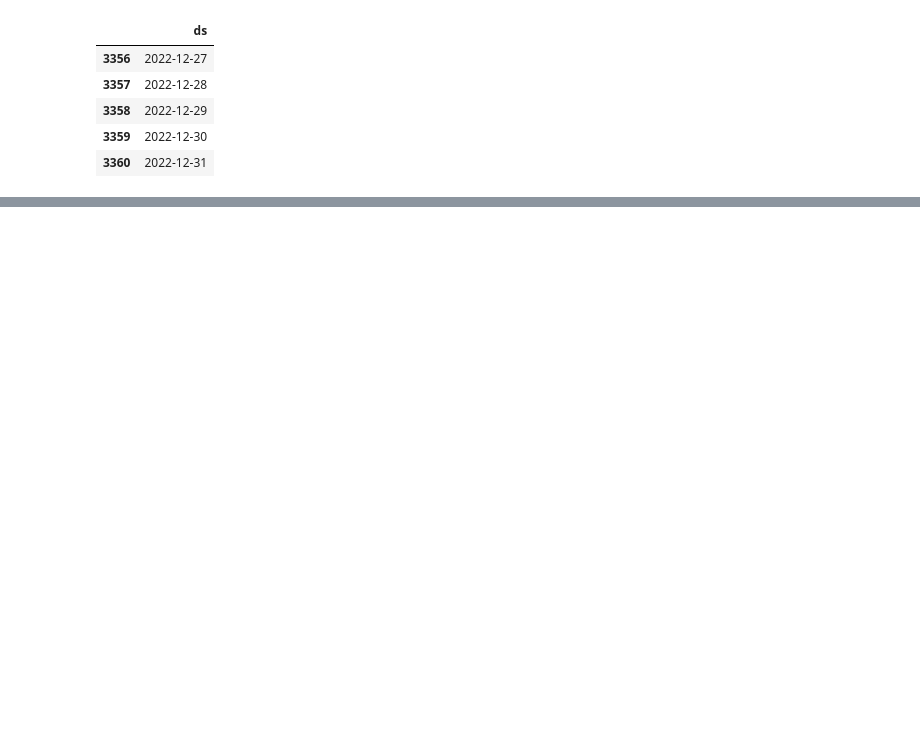
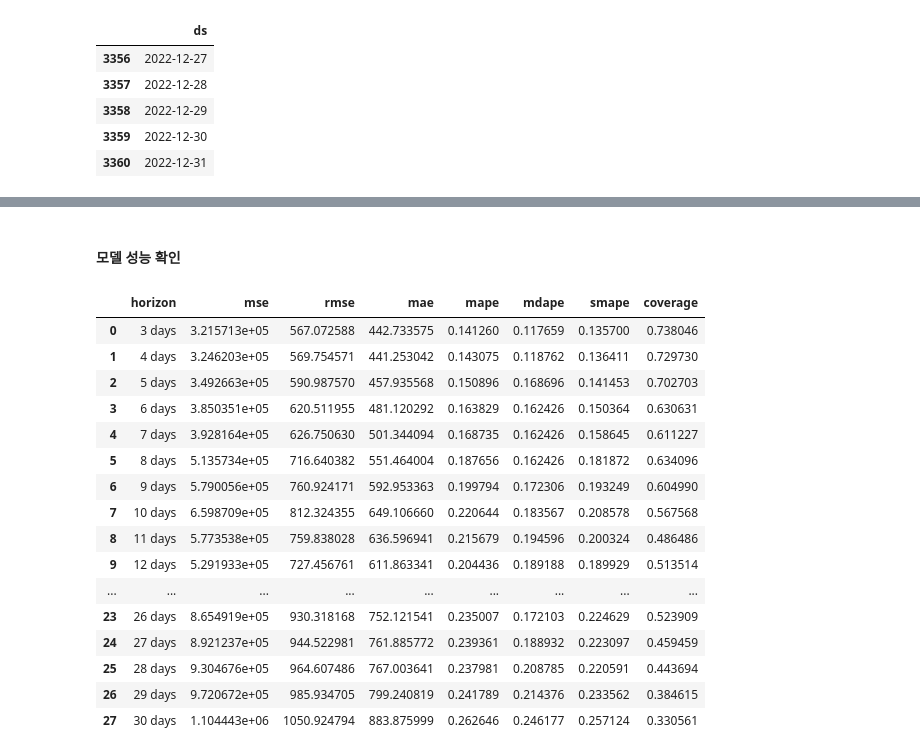
Before and after one commit to fin-special/chicken_price_prediction, a Jupyter notebook: 데이터시각화/hyebin.ipynb, the cells around one changed output, grey strips where cells are left out. Drawn from its saved outputs; the diff is of its cells as text; code cells hidden in the pictures; blank space fills up the shorter version.

```diff
--- a/데이터시각화/hyebin.ipynb
+++ b/데이터시각화/hyebin.ipynb
@@ -1442,0 +1860,25 @@ a = plot_yearly(m)
+# %% [markdown]
+#### 모델 성능 확인
+# %%
+from prophet.diagnostics import performance_metrics
+
+df_p = performance_metrics(df_cv)
+df_p
+# %% [output]
+|  | horizon | mse | rmse | mae | mape | mdape | smape | coverage |
+| 0 | 3 days | 3.215713e+05 | 567.072588 | 442.733575 | 0.141260 | 0.117659 | 0.135700 | 0.738046 |
+| 1 | 4 days | 3.246203e+05 | 569.754571 | 441.253042 | 0.143075 | 0.118762 | 0.136411 | 0.729730 |
+| 2 | 5 days | 3.492663e+05 | 590.987570 | 457.935568 | 0.150896 | 0.168696 | 0.141453 | 0.702703 |
+| 3 | 6 days | 3.850351e+05 | 620.511955 | 481.120292 | 0.163829 | 0.162426 | 0.150364 | 0.630631 |
+| 4 | 7 days | 3.928164e+05 | 626.750630 | 501.344094 | 0.168735 | 0.162426 | 0.158645 | 0.611227 |
+| 5 | 8 days | 5.135734e+05 | 716.640382 | 551.464004 | 0.187656 | 0.162426 | 0.181872 | 0.634096 |
+| 6 | 9 days | 5.790056e+05 | 760.924171 | 592.953363 | 0.199794 | 0.172306 | 0.193249 | 0.604990 |
+| 7 | 10 days | 6.598709e+05 | 812.324355 | 649.106660 | 0.220644 | 0.183567 | 0.208578 | 0.567568 |
+| 8 | 11 days | 5.773538e+05 | 759.838028 | 636.596941 | 0.215679 | 0.194596 | 0.200324 | 0.486486 |
+| 9 | 12 days | 5.291933e+05 | 727.456761 | 611.863341 | 0.204436 | 0.189188 | 0.189929 | 0.513514 |
+| ... | ... | ... | ... | ... | ... | ... | ... | ... |
+| 23 | 26 days | 8.654919e+05 | 930.318168 | 752.121541 | 0.235007 | 0.172103 | 0.224629 | 0.523909 |
+| 24 | 27 days | 8.921237e+05 | 944.522981 | 761.885772 | 0.239361 | 0.188932 | 0.223097 | 0.459459 |
+| 25 | 28 days | 9.304676e+05 | 964.607486 | 767.003641 | 0.237981 | 0.208785 | 0.220591 | 0.443694 |
+| 26 | 29 days | 9.720672e+05 | 985.934705 | 799.240819 | 0.241789 | 0.214376 | 0.233562 | 0.384615 |
+| 27 | 30 days | 1.104443e+06 | 1050.924794 | 883.875999 | 0.262646 | 0.246177 | 0.257124 | 0.330561 |
```
Also changed, not shown: parts of 67 cells of this notebook, 2 other files.
